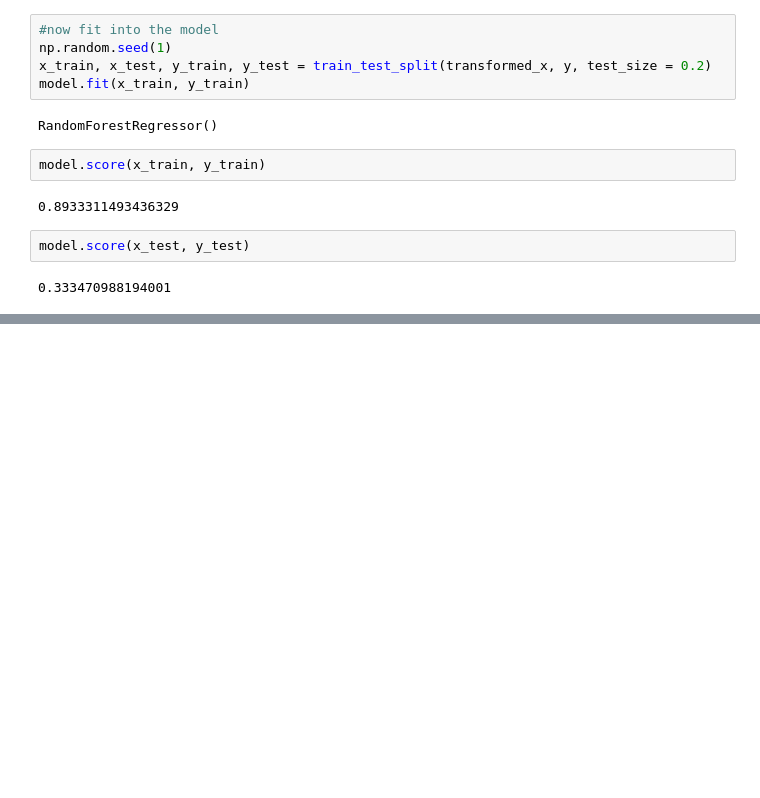
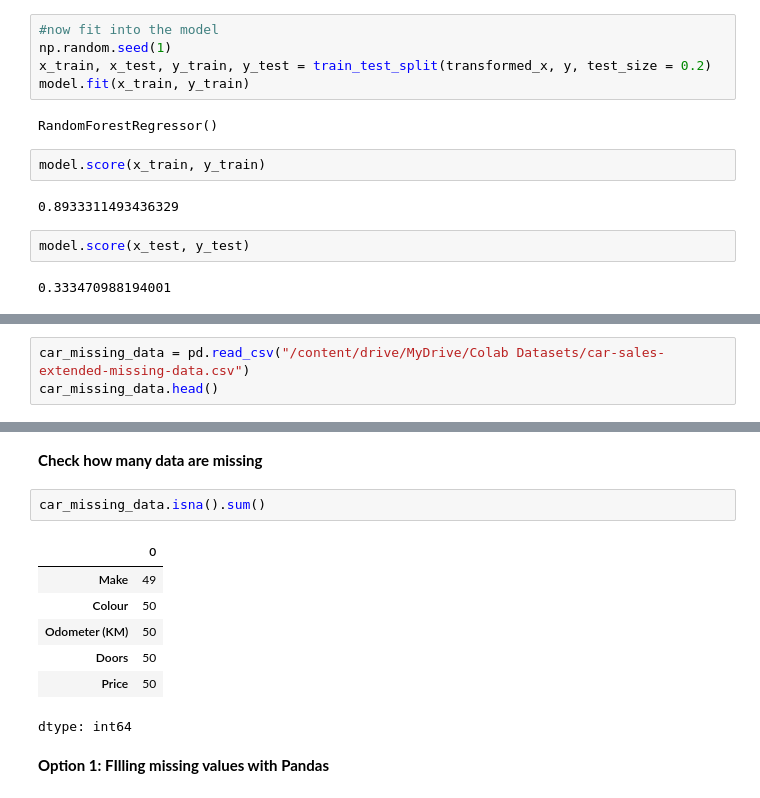
Before and after one commit to Numanur/data-science-ml, a Jupyter notebook: Data_preprocessing_basic.ipynb, the cells around one changed output, grey strips where cells are left out. Drawn from its saved outputs; the diff is of its cells as text; blank space fills up the shorter version.

Commit message:
missing values filled with pandas

```diff
--- a/Data_preprocessing_basic.ipynb
+++ b/Data_preprocessing_basic.ipynb
@@ -134,0 +137,3 @@ model.score(x_test, y_test)
+# %%
+car_missing_data = pd.read_csv("/content/drive/MyDrive/Colab Datasets/car-sales-extended-missing-data.csv")
+car_missing_data.head()
@@ -134,0 +147,14 @@ model.score(x_test, y_test)
+# %% [markdown]
+**Check how many data are missing**
+# %%
+car_missing_data.isna().sum()
+# %% [output]
+|  | 0 |
+| Make | 49 |
+| Colour | 50 |
+| Odometer (KM) | 50 |
+| Doors | 50 |
+| Price | 50 |
+dtype: int64
+# %% [markdown]
+**Option 1: FIlling missing values with Pandas**
```
Also changed, not shown: parts of 9 cells of this notebook.
